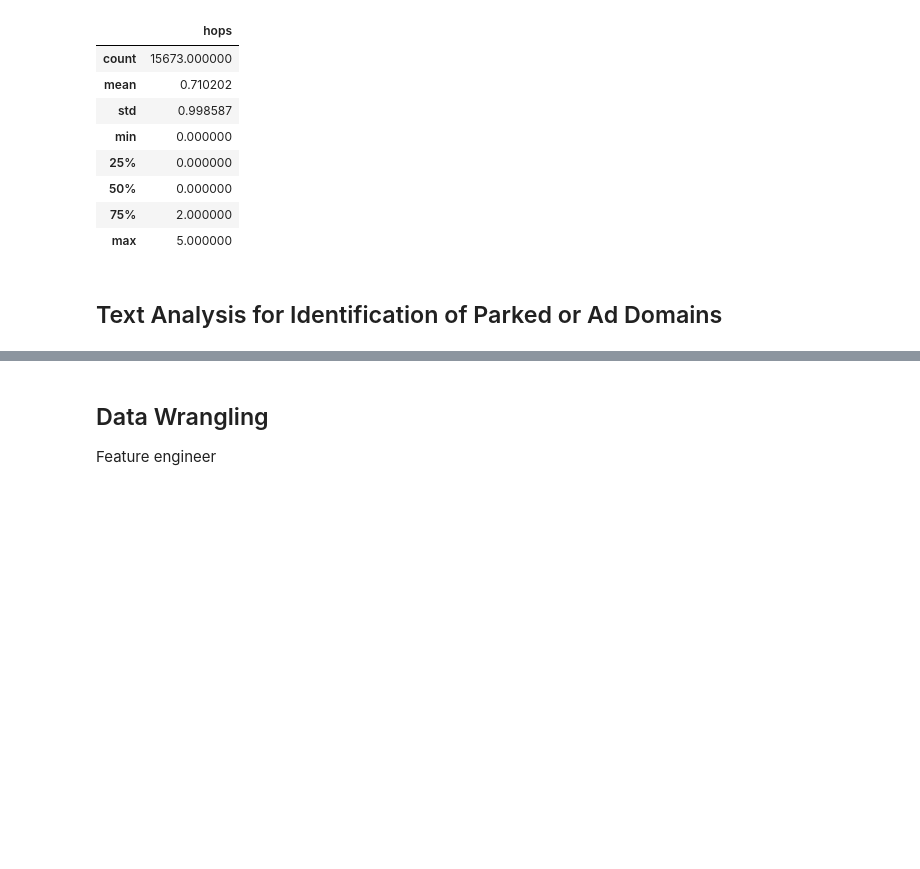
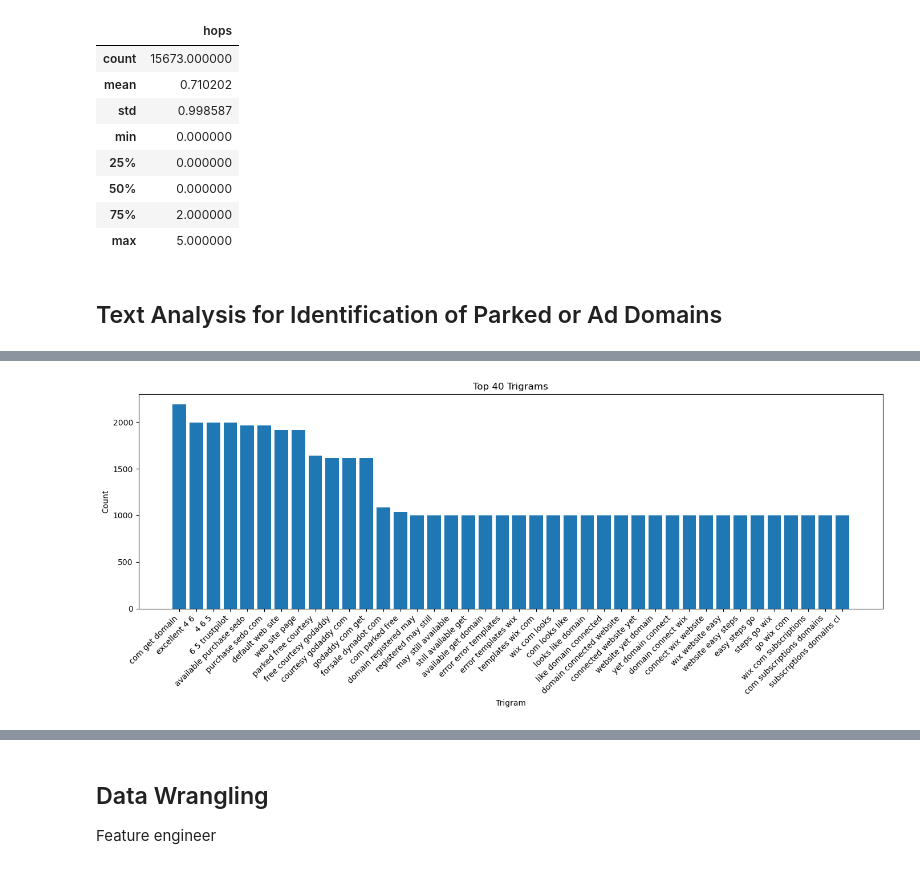
Before and after one commit to YouKnowJoey/sketchy-parking-lot, a Jupyter notebook: notebooks/wrangling_analysis.ipynb, the cells around one changed output, grey strips where cells are left out. Saved outputs shown, nothing was run; the diff lists cells and outputs as text; code cells hidden in the pictures; blank space fills up the shorter version.

```diff
--- a/notebooks/wrangling_analysis.ipynb
+++ b/notebooks/wrangling_analysis.ipynb
@@ -151,2 +240,35 @@ combined_df[["clean_text", "tokens"]].head()
+# %%
+'''
+Generate trigrams
+'''
+
+def get_trigrams(tokens):
+    return list(zip(tokens, tokens[1:], tokens[2:]))
+
+# Create trigrams column
+combined_df["trigrams"] = combined_df["tokens"].apply(get_trigrams)
+
+total_trigrams = Counter()
+
+for trigram_list in combined_df["trigrams"]:
+    total_trigrams.update(trigram_list)
+
+top_n = 40
+top_trigrams = total_trigrams.most_common(top_n)
+top_df = pd.DataFrame(top_trigrams, columns=["trigram", "count"])
+
+# Convert tuples to strings
+top_df["trigram"] = top_df["trigram"].apply(lambda x: " ".join(x))
+
+plt.figure(figsize=(14, 6))
+plt.bar(top_df["trigram"], top_df["count"])
+plt.title(f"Top {top_n} Trigrams")
+plt.xlabel("Trigram")
+plt.ylabel("Count")
+plt.xticks(rotation=45, ha="right")
+plt.tight_layout()
+plt.show()
+# %% [output]
+[figure, added]
 # %%
 '''
```
Also changed, not shown: parts of 16 cells of this notebook.
